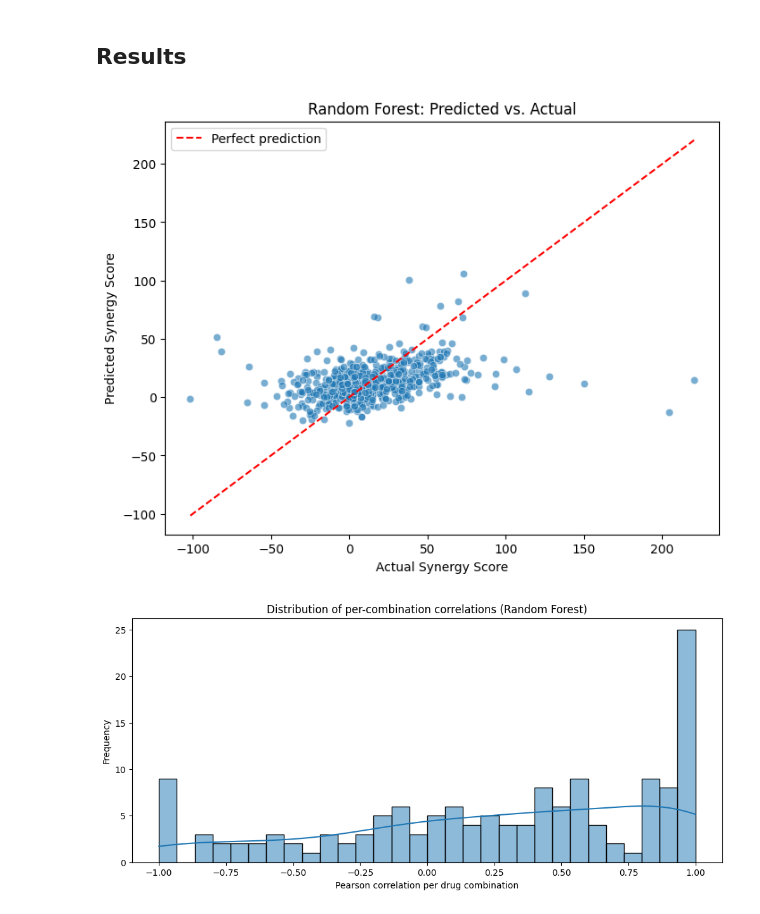
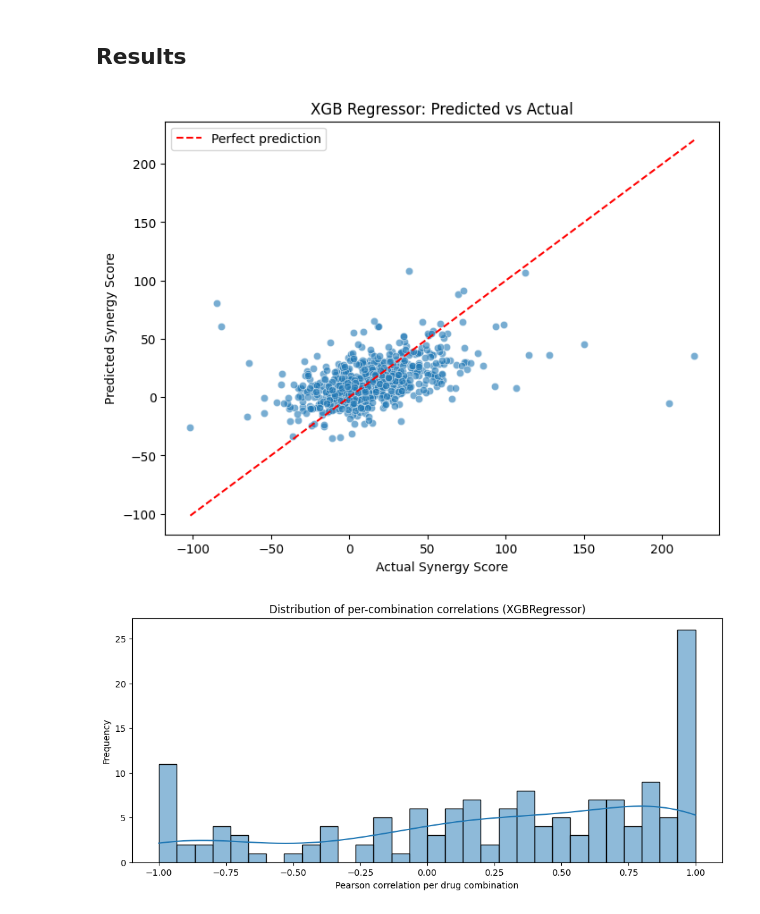
Before and after one commit to jorguz07/biomlproject, a Jupyter notebook: notebook/Model Training.ipynb, the cells around one changed output. Drawn from its saved outputs; the diff is of its cells as text; code cells hidden in the pictures.

```diff
--- a/notebook/Model Training.ipynb
+++ b/notebook/Model Training.ipynb
@@ -301,45 +301,57 @@ results_df
 # %% [markdown]
 ## Results
 # %%
-import matplotlib.pyplot as plt
-import seaborn as sns
-
-# Predict with the best model (Random Forest)
-best_model = models["Random Forest Regressor"]
-y_pred = best_model.predict(X_test)
+#get best model
+best_model = models["XGB Regressor"]
+y_pred = best_model.predict(X_test_transformed)
 
 plt.figure(figsize=(8,6))
 sns.scatterplot(x=y_test, y=y_pred, alpha=0.6)
-plt.plot([y_test.min(), y_test.max()], [y_test.min(), y_test.max()], 'r--', label="Perfect prediction")
+
+#prediction line
+plt.plot(
+    [y_test.min(), y_test.max()],
+    [y_test.min(), y_test.max()],
+    'r--',
+    label="Perfect prediction"
+)
+
 plt.xlabel("Actual Synergy Score")
 plt.ylabel("Predicted Synergy Score")
-plt.title("Random Forest: Predicted vs. Actual")
+plt.title("XGB Regressor: Predicted vs Actual")
 plt.legend()
 plt.show()
 # %% [output]
-[figure, old version]
+[figure, new version]
 # %%
-# Create combination column using original features
-combo_test = X_test_orig['Compound A'].astype(str) + "+" + X_test_orig['Compound B'].astype(str)
+import numpy as np
 
-# Build evaluation DataFrame
+#combination column from original data
+combo_test = X_test['Compound A'].astype(str) + "+" + X_test['Compound B'].astype(str)
+
 df_eval = pd.DataFrame({
     'Combination': combo_test,
     'Actual': y_test.values,
     'Predicted': y_pred
 })
 
-# Compute per-combo Pearson correlation
-combo_corrs = df_eval.groupby('Combination').apply(
-    lambda g: np.corrcoef(g['Actual'], g['Predicted'])[0,1] if len(g) > 1 else np.nan
-)
+#safer correlation
+def safe_corr(g):
+    if len(g) <= 1:
+        return np.nan
+    if g['Actual'].nunique() <= 1 or g['Predicted'].nunique() <= 1:
+        return np.nan
+    return np.corrcoef(g['Actual'], g['Predicted'])[0,1]
+
+combo_corrs = df_eval.groupby('Combination').apply(safe_corr)
 
 plt.figure(figsize=(12,5))
 sns.histplot(combo_corrs.dropna(), bins=30, kde=True)
+
 plt.xlabel("Pearson correlation per drug combination")
 plt.ylabel("Frequency")
-plt.title("Distribution of per-combination correlations (Random Forest)")
+plt.title("Distribution of per-combination correlations (XGBRegressor)")
 plt.show()
 # %% [output]
-[figure, old version]
+[figure, new version]
 # %%
```
Also changed, not shown: parts of 2 cells of this notebook.
